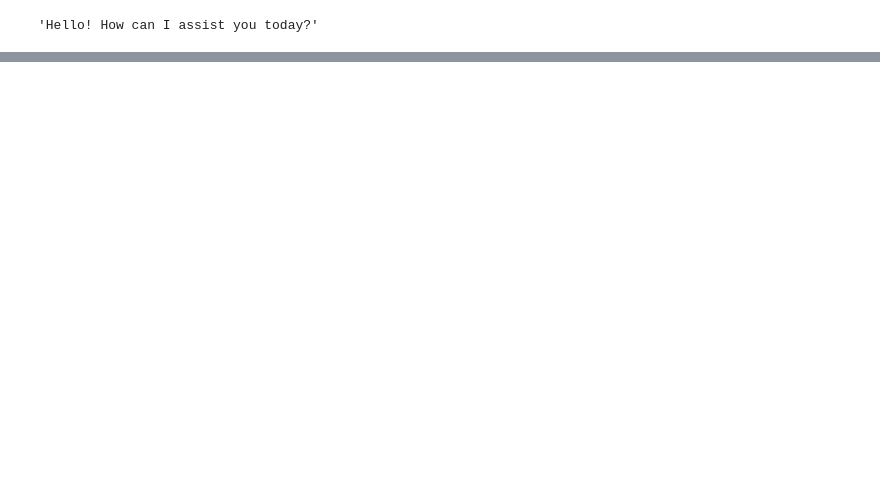
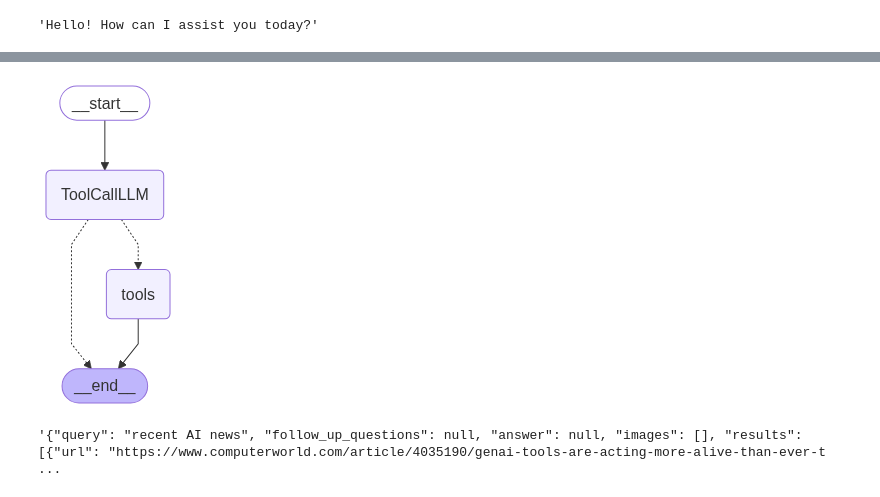
Before and after one commit to attharva-j/ai-playground, a Jupyter notebook: langgraph-experiments/1-BasicChatbot/1-basicchatbot.ipynb, the cells around one changed output, grey strips where cells are left out. Saved outputs shown, nothing was run; the diff lists cells and outputs as text; code cells hidden in the pictures; blank space fills up the shorter version.

Commit message:
Build basic langgraph chatbot and add dependencies

```diff
--- a/langgraph-experiments/1-BasicChatbot/1-basicchatbot.ipynb
+++ b/langgraph-experiments/1-BasicChatbot/1-basicchatbot.ipynb
@@ -55,0 +84,3 @@ response['messages'][-1].content
+# %%
+searchtool = TavilySearch(max_results=2)
+searchtool.invoke("What is langgraph?")
@@ -55,0 +104,38 @@ response['messages'][-1].content
+# %%
+def multiply(a:int, b:int)->int:
+    """
+    Multiple a with b.
+
+    a (int): First integer
+    b (int): Second integer
+
+    Returns:
+        int: output integer product
+    """
+# %%
+tools=[searchtool, multiply]
+llm_with_tools=llm.bind_tools(tools)
+# %%
+def tools_calling_llm(state:State):
+    return {"messages": llm_with_tools.invoke(state['messages'])}
+
+### New StateGraph
+builder = StateGraph(State)
+
+## Add Nodes
+builder.add_node("ToolCallLLM", tools_calling_llm)
+builder.add_node("tools", ToolNode(tools))
+
+## Add Edges
+builder.add_edge(START, "ToolCallLLM")
+# If the lastest message from the assistant is a tool call, tools_condition routes to "Tools"
+# If the lastest message from the assistant is not a tool call, tools_condition routes to "END"
+builder.add_conditional_edges("ToolCallLLM", tools_condition)
+builder.add_edge("tools", END)
+
+# Compile graph
+new_graph = builder.compile()
+# %%
+new_graph
+# %% [output]
+[figure, added]
@@ -55,0 +144,4 @@ response['messages'][-1].content
+# %%
+new_response['messages'][-1].content
+# %% [output]
+'{"query": "recent AI news", "follow_up_questions": null, "answer": null, "images": [], "results": [{"url": "https://www.computerworld.com/article/4035190/genai-tools-are-acting-more-alive-than-ever-t ...
```
Also changed, not shown: parts of 8 cells of this notebook, 3 other files.
